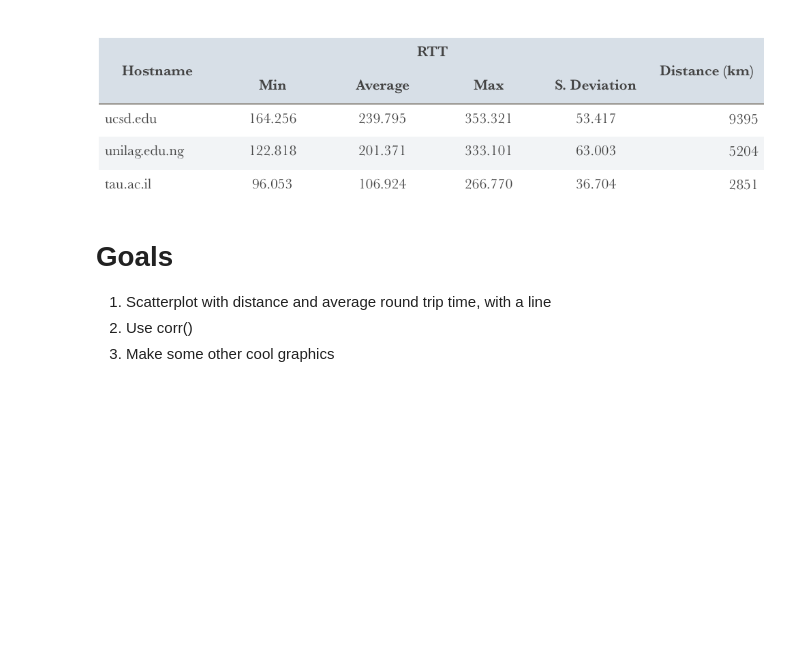
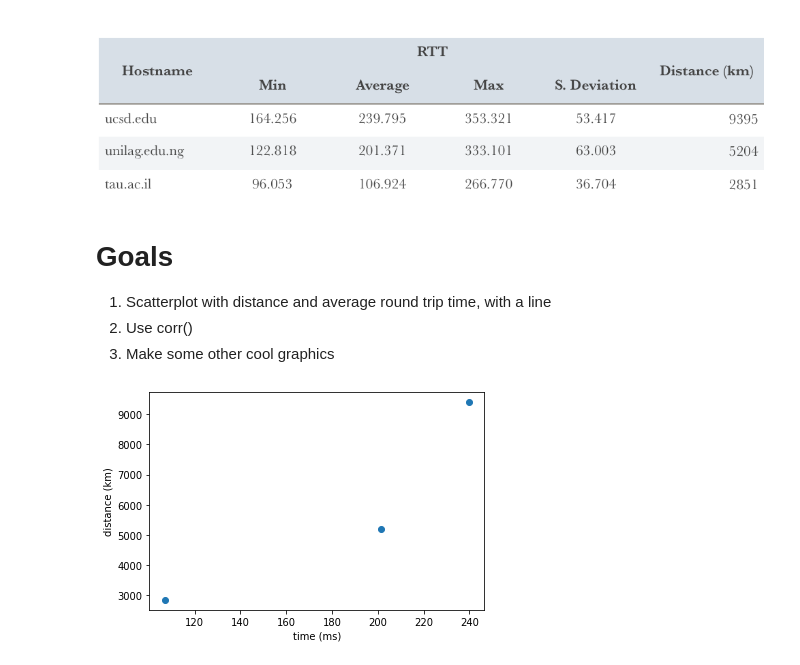
Before and after one commit to OskarEn/intro_data_visualization_python, a Jupyter notebook: real-life-problems/round-trip-times.ipynb, the cells around one changed output. Saved outputs shown, nothing was run; the diff lists cells and outputs as text; code cells hidden in the pictures; blank space fills up the shorter version.

Commit message:
Made a plot

```diff
--- a/real-life-problems/round-trip-times.ipynb
+++ b/real-life-problems/round-trip-times.ipynb
@@ -10,0 +14,10 @@
+# %%
+distance = [9395, 5204, 2851]
+avg_time = [239.795, 201.371, 106.924]
+plt.scatter(avg_time, distance)
+plt.xlabel("time (ms)")
+plt.ylabel("distance (km)")
+plt
+plt.show()
+# %% [output]
+[figure, added]
```
Also changed, not shown: parts of 4 cells of this notebook, 1 other file.
